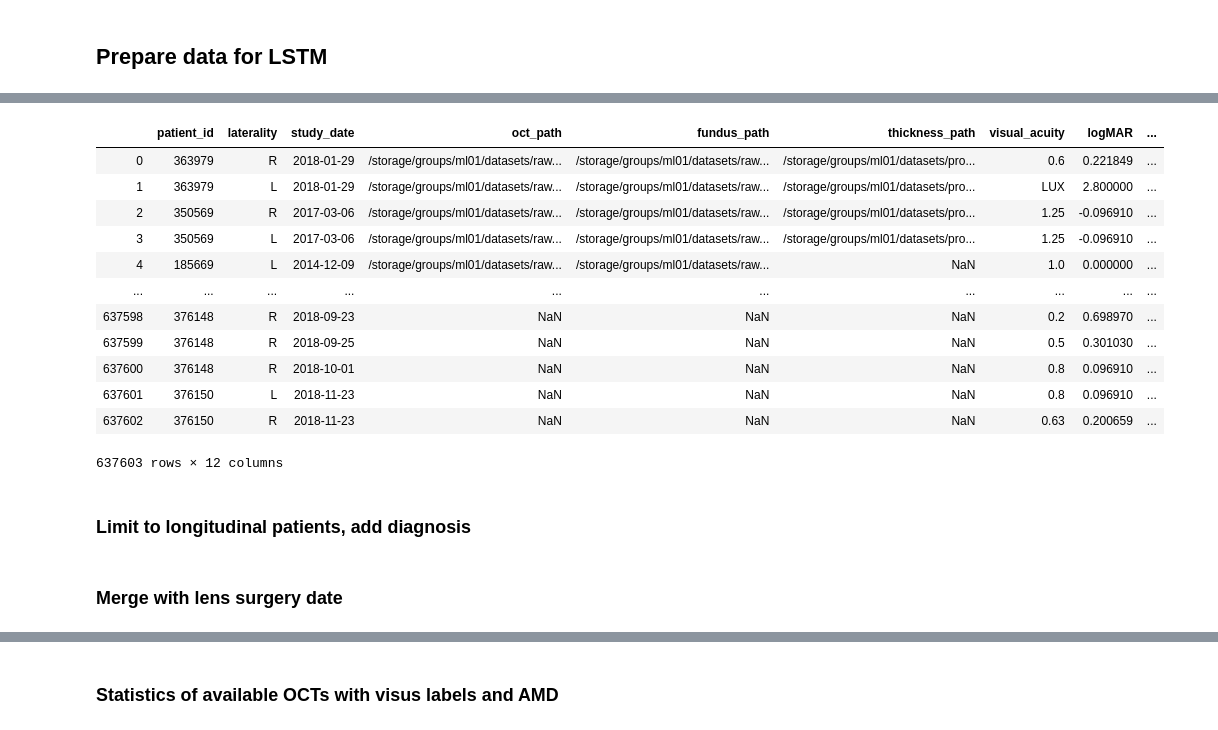
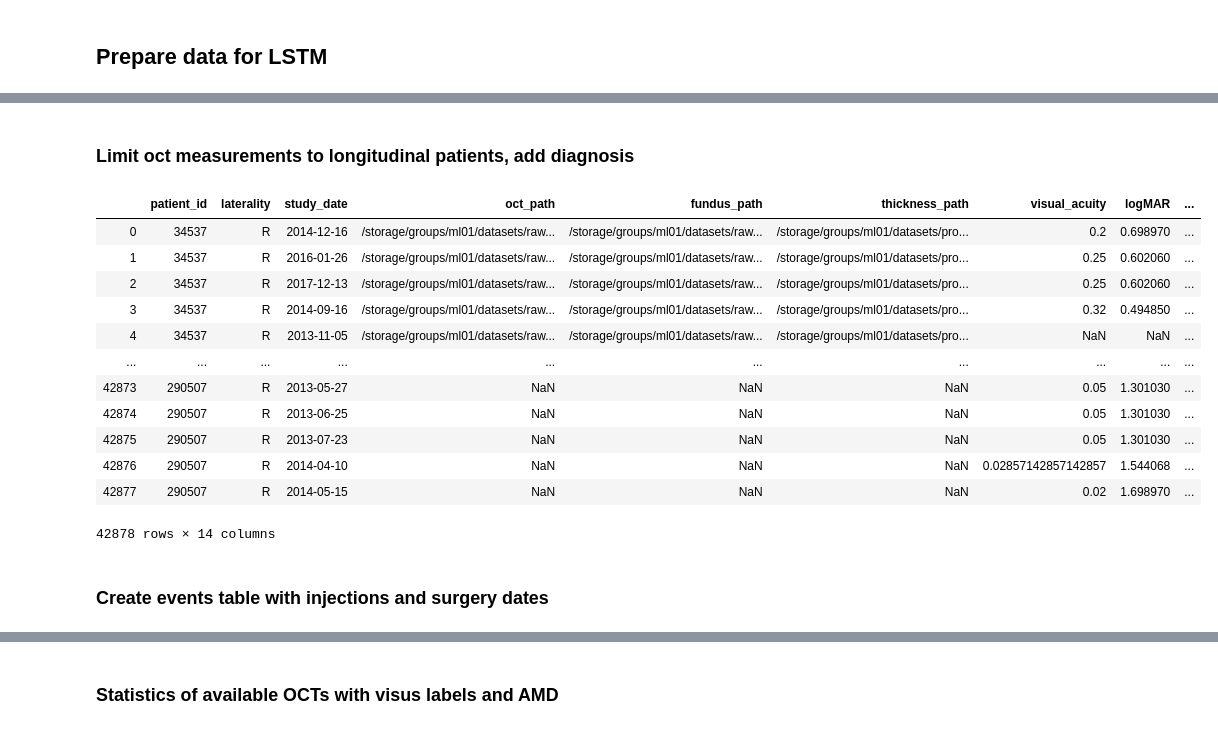
Before and after one commit to theislab/LODE, a Jupyter notebook: eye_clinic_general/dwh_tables_preprocessing/Preprocessing_02Match.ipynb, the cells around one changed output, grey strips where cells are left out. Saved outputs shown, nothing was run; the diff lists cells and outputs as text; code cells hidden in the pictures.

```diff
--- a/eye_clinic_general/dwh_tables_preprocessing/Preprocessing_02Match.ipynb
+++ b/eye_clinic_general/dwh_tables_preprocessing/Preprocessing_02Match.ipynb
@@ -18,17 +16,19 @@ clean_dwh_tables_dir = '/storage/groups/ml01/workspace/hannah.spitzer/LODE'
+# %%
+clean_data_dir = '/storage/groups/ml01/datasets/projects/20181610_eyeclinic_niklas.koehler/dwh_tables_cleaned'
 # %%
-octs = pd.read_csv(os.path.join(clean_dwh_tables_dir, 'octs_fundus_no_dups.csv'), index_col=0)
+octs = pd.read_csv(os.path.join(clean_data_dir, 'octs_fundus_no_dups.csv'), index_col=0)
 octs.study_date = pd.to_datetime(octs.study_date)
 
-visus = pd.read_csv(os.path.join(clean_dwh_tables_dir, 'visus_labels_clean.csv'), index_col=0)
+visus = pd.read_csv(os.path.join(clean_data_dir, 'visus_labels_clean.csv'), index_col=0)
 visus.study_date = pd.to_datetime(visus.study_date)
 
-thickness = pd.read_csv(os.path.join(clean_dwh_tables_dir, 'thickness_maps_no_dups.csv'), index_col=0)
+thickness = pd.read_csv(os.path.join(clean_data_dir, 'thickness_maps_no_dups.csv'), index_col=0)
 thickness.study_date = pd.to_datetime(thickness.study_date)
 
-injections = pd.read_csv(os.path.join(clean_dwh_tables_dir, 'injections_clean.csv'), index_col=0)
+injections = pd.read_csv(os.path.join(clean_data_dir, 'injections_clean.csv'), index_col=0)
 injections.study_date = pd.to_datetime(injections.study_date)
 
-diagnosis = pd.read_csv(os.path.join(clean_dwh_tables_dir, 'diagnosis_longitudinal_clean.csv'), index_col=0)
+diagnosis = pd.read_csv(os.path.join(clean_data_dir, 'diagnosis_longitudinal_clean.csv'), index_col=0)
 diagnosis.iol_date = pd.to_datetime(diagnosis.iol_date)
 # %% [markdown]
 ## Match OCTs, visus, thickness
@@ -58,4 +58,6 @@ merged.loc[:,'visus?'] = ~merged['logMAR'].isna()
 merged.loc[:,'thickness?'] = ~merged['thickness_path'].isna()
 merged.loc[:,'fundus?'] = ~merged['fundus_path'].isna()
 
-disp_cols = ['patient_id', 'laterality', 'study_date', 'oct?', 'visus?', 'thickness?', 'fundus?']
+oct_measurements = merged.copy()
+# clean up merged table
+oct_measurements = oct_measurements.drop(columns=['visual_acuity_raw', 'logMAR_raw', 'laterality_raw', 'visual_acuity_origin'])
@@ -101,16 +82,0 @@ oct_measurements
-# %%
-oct_measurements.drop(columns=['visual_acuity_raw', 'logMAR_raw', 'laterality_raw', 'visual_acuity_origin'])
-# %% [output]
-|  | patient_id | laterality | study_date | oct_path | fundus_path | thickness_path | visual_acuity | logMAR | ... |
-| 0 | 363979 | R | 2018-01-29 | /storage/groups/ml01/datasets/raw... | /storage/groups/ml01/datasets/raw... | /storage/groups/ml01/datasets/pro... | 0.6 | 0.221849 | ... |
-| 1 | 363979 | L | 2018-01-29 | /storage/groups/ml01/datasets/raw... | /storage/groups/ml01/datasets/raw... | /storage/groups/ml01/datasets/pro... | LUX | 2.800000 | ... |
-| 2 | 350569 | R | 2017-03-06 | /storage/groups/ml01/datasets/raw... | /storage/groups/ml01/datasets/raw... | /storage/groups/ml01/datasets/pro... | 1.25 | -0.096910 | ... |
-| 3 | 350569 | L | 2017-03-06 | /storage/groups/ml01/datasets/raw... | /storage/groups/ml01/datasets/raw... | /storage/groups/ml01/datasets/pro... | 1.25 | -0.096910 | ... |
-| 4 | 185669 | L | 2014-12-09 | /storage/groups/ml01/datasets/raw... | /storage/groups/ml01/datasets/raw... | NaN | 1.0 | 0.000000 | ... |
-| ... | ... | ... | ... | ... | ... | ... | ... | ... | ... |
-| 637598 | 376148 | R | 2018-09-23 | NaN | NaN | NaN | 0.2 | 0.698970 | ... |
-| 637599 | 376148 | R | 2018-09-25 | NaN | NaN | NaN | 0.5 | 0.301030 | ... |
-| 637600 | 376148 | R | 2018-10-01 | NaN | NaN | NaN | 0.8 | 0.096910 | ... |
-| 637601 | 376150 | L | 2018-11-23 | NaN | NaN | NaN | 0.8 | 0.096910 | ... |
-| 637602 | 376150 | R | 2018-11-23 | NaN | NaN | NaN | 0.63 | 0.200659 | ... |
-637603 rows × 12 columns
@@ -119,8 +83,24 @@ oct_measurements
 # %% [markdown]
-### Limit to longitudinal patients, add diagnosis
+### Limit oct measurements to longitudinal patients, add diagnosis
 # %%
 # merge diagnosis label to each patient instance (laterality + study date)
-longitudinal_data = pd.merge(merged, diagnosis[['patient_id', 'laterality', 'diagnosis_raw', 'diagnosis']], on=['patient_id', 'laterality'], suffixes=('', '_diag'))
+longitudinal_data = pd.merge(oct_measurements, diagnosis[['patient_id', 'laterality', 'diagnosis_raw', 'diagnosis']], on=['patient_id', 'laterality'], how='inner')
-# %% [markdown]
-### Merge with lens surgery date
+# %%
+longitudinal_data
+# %% [output]
+|  | patient_id | laterality | study_date | oct_path | fundus_path | thickness_path | visual_acuity | logMAR | ... |
+| 0 | 34537 | R | 2014-12-16 | /storage/groups/ml01/datasets/raw... | /storage/groups/ml01/datasets/raw... | /storage/groups/ml01/datasets/pro... | 0.2 | 0.698970 | ... |
+| 1 | 34537 | R | 2016-01-26 | /storage/groups/ml01/datasets/raw... | /storage/groups/ml01/datasets/raw... | /storage/groups/ml01/datasets/pro... | 0.25 | 0.602060 | ... |
+| 2 | 34537 | R | 2017-12-13 | /storage/groups/ml01/datasets/raw... | /storage/groups/ml01/datasets/raw... | /storage/groups/ml01/datasets/pro... | 0.25 | 0.602060 | ... |
+| 3 | 34537 | R | 2014-09-16 | /storage/groups/ml01/datasets/raw... | /storage/groups/ml01/datasets/raw... | /storage/groups/ml01/datasets/pro... | 0.32 | 0.494850 | ... |
+| 4 | 34537 | R | 2013-11-05 | /storage/groups/ml01/datasets/raw... | /storage/groups/ml01/datasets/raw... | /storage/groups/ml01/datasets/pro... | NaN | NaN | ... |
+| ... | ... | ... | ... | ... | ... | ... | ... | ... | ... |
+| 42873 | 290507 | R | 2013-05-27 | NaN | NaN | NaN | 0.05 | 1.301030 | ... |
+| 42874 | 290507 | R | 2013-06-25 | NaN | NaN | NaN | 0.05 | 1.301030 | ... |
+| 42875 | 290507 | R | 2013-07-23 | NaN | NaN | NaN | 0.05 | 1.301030 | ... |
+| 42876 | 290507 | R | 2014-04-10 | NaN | NaN | NaN | 0.02857142857142857 | 1.544068 | ... |
+| 42877 | 290507 | R | 2014-05-15 | NaN | NaN | NaN | 0.02 | 1.698970 | ... |
+42878 rows × 14 columns
+# %% [markdown]
+### Create events table with injections and surgery dates
 # %%
```
Also changed, not shown: parts of 14 cells of this notebook, 2 other files.
